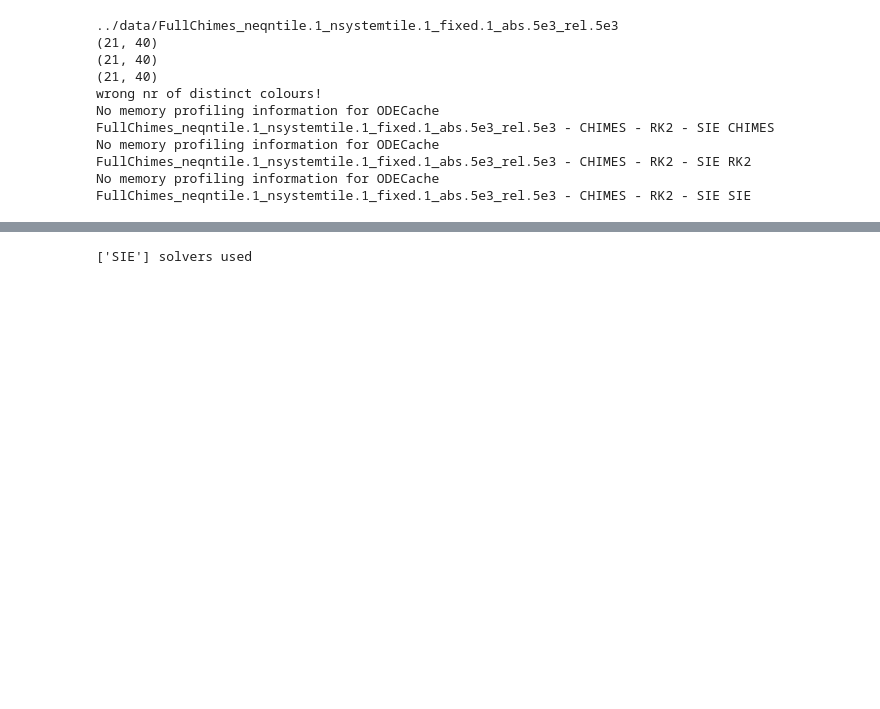
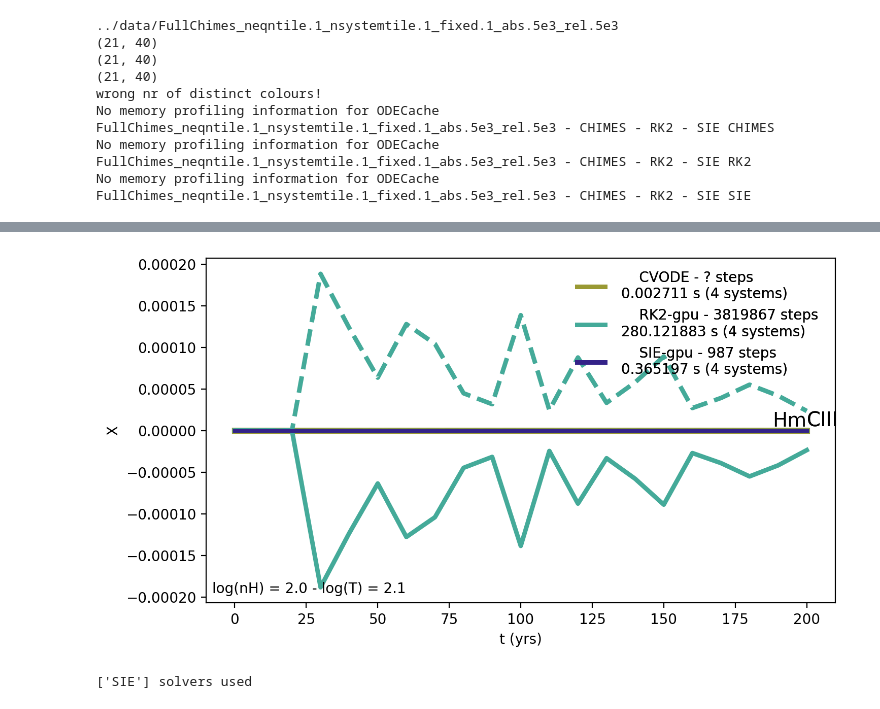
Before and after one commit to agurvich/WIND, a Jupyter notebook: ntbks/PlotScratch.ipynb, the cells around one changed output, grey strips where cells are left out. Cells and saved outputs as stored; diff of their text form; code cells hidden in the pictures; blank space fills up the shorter version.

```diff
--- a/ntbks/PlotScratch.ipynb
+++ b/ntbks/PlotScratch.ipynb
@@ -33,3 +36,13 @@ plt.gcf()
+# %%
+plt.clf()
+my_cache.plot_system_over_time(2,ax=plt.gca(),xname='t (yrs)',yname='X',equation_indices=set(range(10))-set([0,1,2,4,5,6])) ## 3 is molecular, so are 7-9, 0 is ne
+plt.gcf().set_facecolor('white')
+plt.gcf().set_size_inches(8,4.5)
+plt.gcf().set_dpi(200)
+
+plt.gcf()
+# %% [output]
+[figure, added]
 # %%
 KatzSystem = ODECache("katz96_out.hdf5",['SIE'],eqm=True)
 KatzSystem.plot_system_over_time(0,plot_eqm=True,
```
Also changed, not shown: parts of 1 cell of this notebook, 4 other files.
